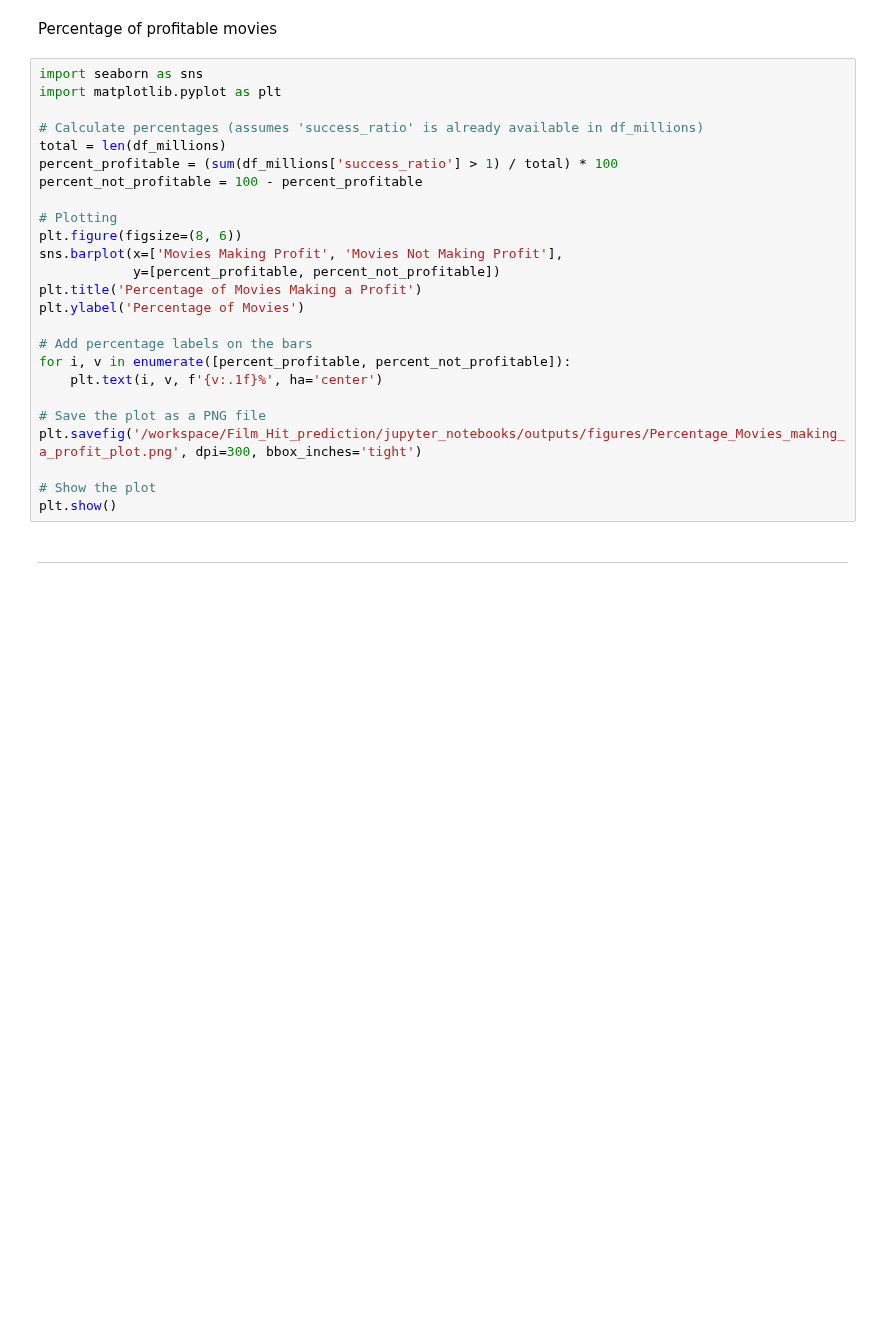
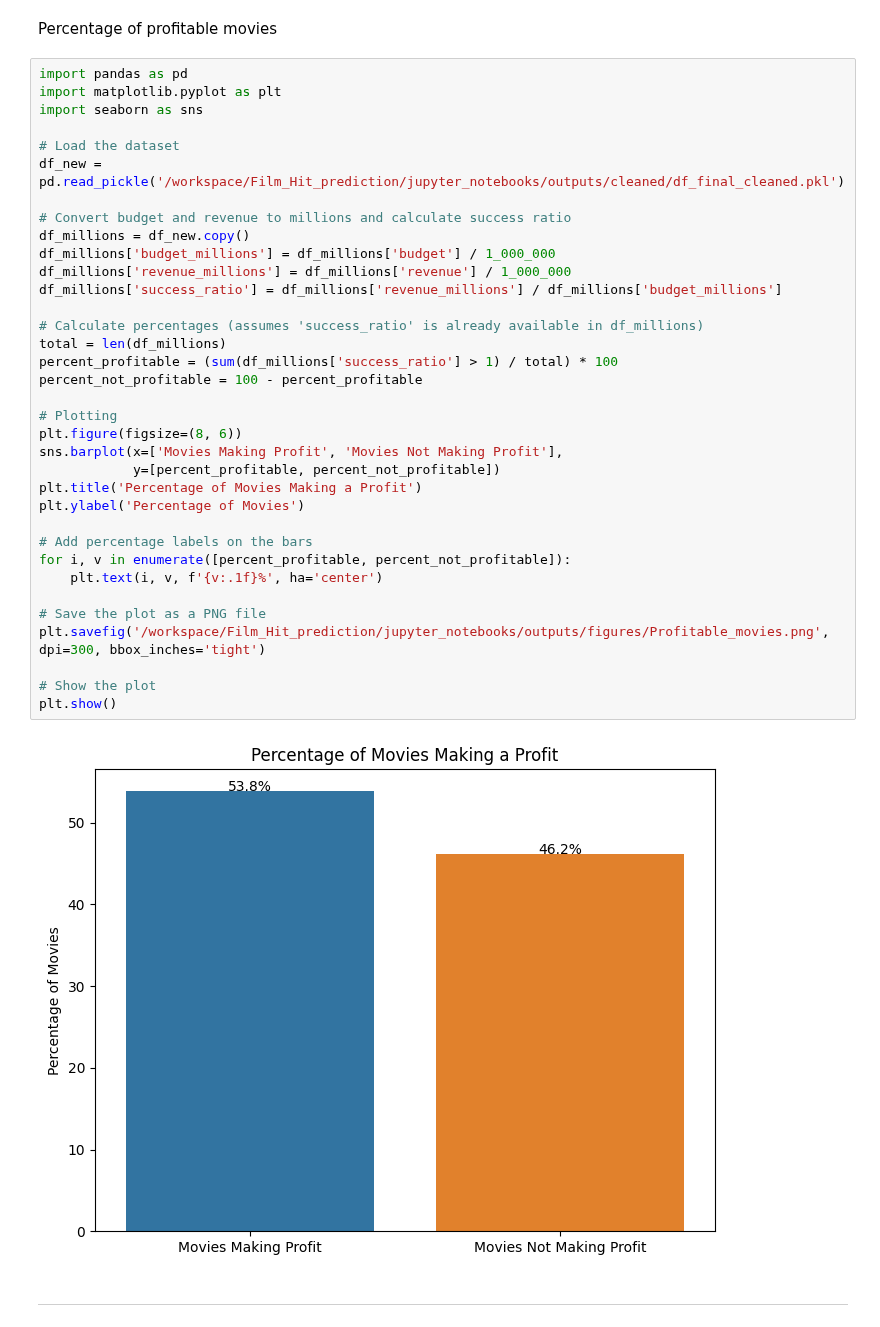
Before and after one commit to Agnieszkalukasiak/Film_Hit_prediction, a Jupyter notebook: jupyter_notebooks/Film_success_study.ipynb, the cells around one changed output. Saved outputs shown, nothing was run; the diff lists cells and outputs as text; blank space fills up the shorter version.

```diff
--- a/jupyter_notebooks/Film_success_study.ipynb
+++ b/jupyter_notebooks/Film_success_study.ipynb
@@ -746,30 +844,42 @@ plt.show()
 # %% [markdown]
 Percentage of profitable movies
 # %%
+import pandas as pd
+import matplotlib.pyplot as plt
 import seaborn as sns
-import matplotlib.pyplot as plt
+
+# Load the dataset
+df_new = pd.read_pickle('/workspace/Film_Hit_prediction/jupyter_notebooks/outputs/cleaned/df_final_cleaned.pkl')
+
+# Convert budget and revenue to millions and calculate success ratio
+df_millions = df_new.copy()
+df_millions['budget_millions'] = df_millions['budget'] / 1_000_000
+df_millions['revenue_millions'] = df_millions['revenue'] / 1_000_000
+df_millions['success_ratio'] = df_millions['revenue_millions'] / df_millions['budget_millions']
 
 # Calculate percentages (assumes 'success_ratio' is already available in df_millions)
 total = len(df_millions)
 percent_profitable = (sum(df_millions['success_ratio'] > 1) / total) * 100
 percent_not_profitable = 100 - percent_profitable
 
 # Plotting
 plt.figure(figsize=(8, 6))
 sns.barplot(x=['Movies Making Profit', 'Movies Not Making Profit'],
             y=[percent_profitable, percent_not_profitable])
 plt.title('Percentage of Movies Making a Profit')
 plt.ylabel('Percentage of Movies')
 
 # Add percentage labels on the bars
 for i, v in enumerate([percent_profitable, percent_not_profitable]):
     plt.text(i, v, f'{v:.1f}%', ha='center')
 
 # Save the plot as a PNG file
-plt.savefig('/workspace/Film_Hit_prediction/jupyter_notebooks/outputs/figures/Percentage_Movies_making_a_profit_plot.png', dpi=300, bbox_inches='tight')
+plt.savefig('/workspace/Film_Hit_prediction/jupyter_notebooks/outputs/figures/Profitable_movies.png', dpi=300, bbox_inches='tight')
 
 # Show the plot
 plt.show()
+# %% [output]
+[figure, added]
 # %% [markdown]
 ---
 # %% [markdown]
```
Also changed, not shown: parts of 22 cells of this notebook, 16 other files.
